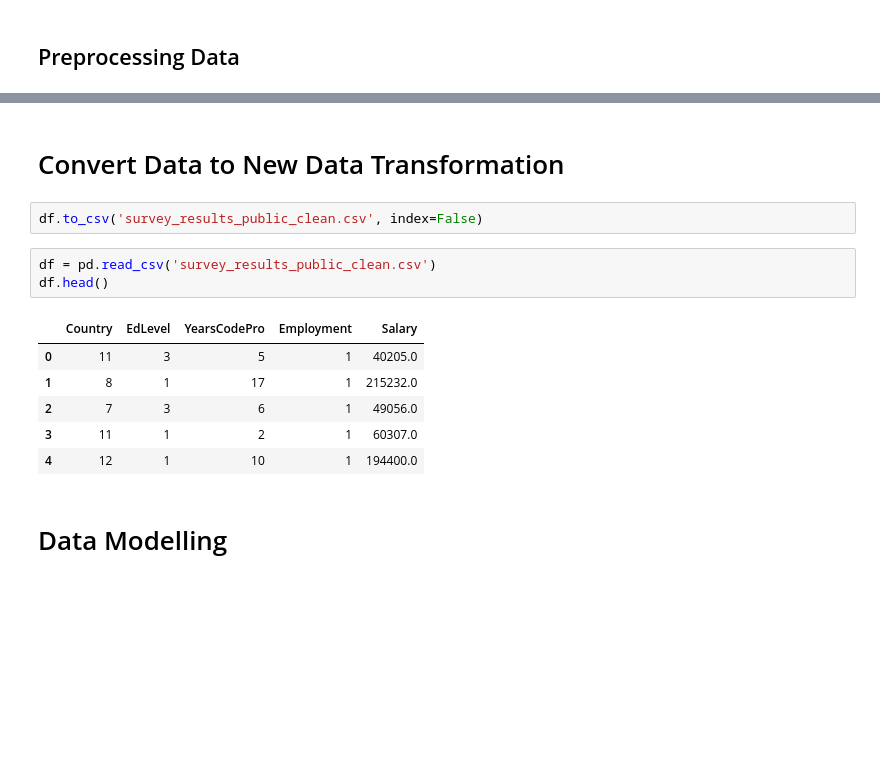
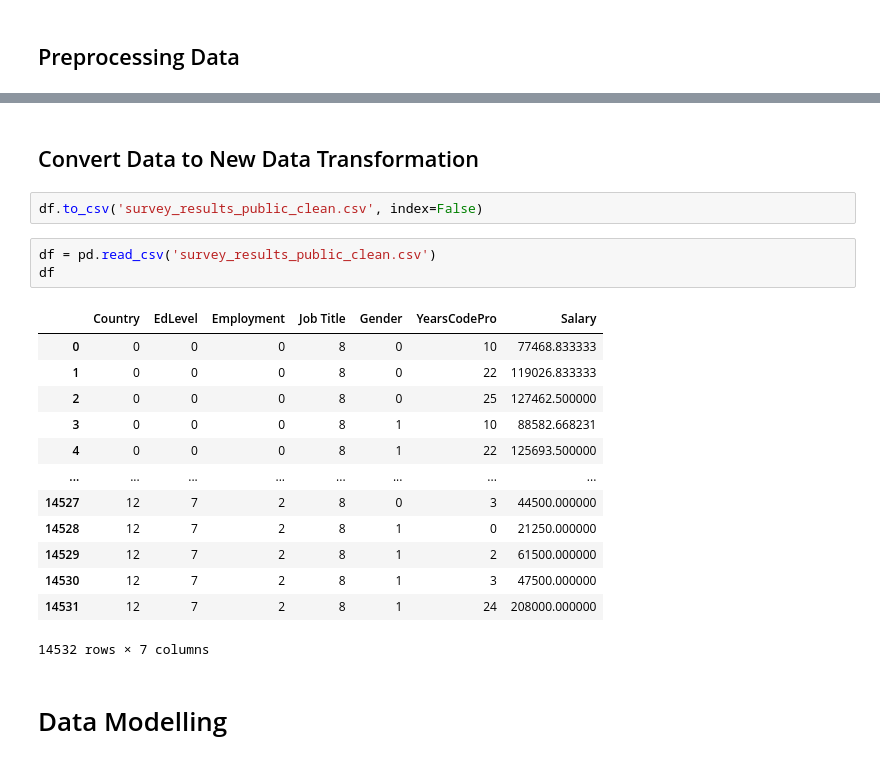
Before and after one commit to mzkki25/predict-salary, a Jupyter notebook: predict_salary.ipynb, the cells around one changed output, grey strips where cells are left out. Cells and saved outputs as stored; diff of their text form; blank space fills up the shorter version.

```diff
--- a/predict_salary.ipynb
+++ b/predict_salary.ipynb
@@ -425,17 +765,24 @@ df.head()
 # %% [markdown]
-# Convert Data to New Data Transformation
+## Convert Data to New Data Transformation
 # %%
 df.to_csv('survey_results_public_clean.csv', index=False)
 # %%
 df = pd.read_csv('survey_results_public_clean.csv')
-df.head()
+df
 # %% [output]
-|  | Country | EdLevel | YearsCodePro | Employment | Salary |
-| 0 | 11 | 3 | 5 | 1 | 40205.0 |
-| 1 | 8 | 1 | 17 | 1 | 215232.0 |
-| 2 | 7 | 3 | 6 | 1 | 49056.0 |
-| 3 | 11 | 1 | 2 | 1 | 60307.0 |
-| 4 | 12 | 1 | 10 | 1 | 194400.0 |
+|  | Country | EdLevel | Employment | Job Title | Gender | YearsCodePro | Salary |
+| 0 | 0 | 0 | 0 | 8 | 0 | 10 | 77468.833333 |
+| 1 | 0 | 0 | 0 | 8 | 0 | 22 | 119026.833333 |
+| 2 | 0 | 0 | 0 | 8 | 0 | 25 | 127462.500000 |
+| 3 | 0 | 0 | 0 | 8 | 1 | 10 | 88582.668231 |
+| 4 | 0 | 0 | 0 | 8 | 1 | 22 | 125693.500000 |
+| ... | ... | ... | ... | ... | ... | ... | ... |
+| 14527 | 12 | 7 | 2 | 8 | 0 | 3 | 44500.000000 |
+| 14528 | 12 | 7 | 2 | 8 | 1 | 0 | 21250.000000 |
+| 14529 | 12 | 7 | 2 | 8 | 1 | 2 | 61500.000000 |
+| 14530 | 12 | 7 | 2 | 8 | 1 | 3 | 47500.000000 |
+| 14531 | 12 | 7 | 2 | 8 | 1 | 24 | 208000.000000 |
+14532 rows × 7 columns
 # %% [markdown]
 # Data Modelling
 # %%
```
Also changed, not shown: parts of 52 cells of this notebook, 13 other files.
